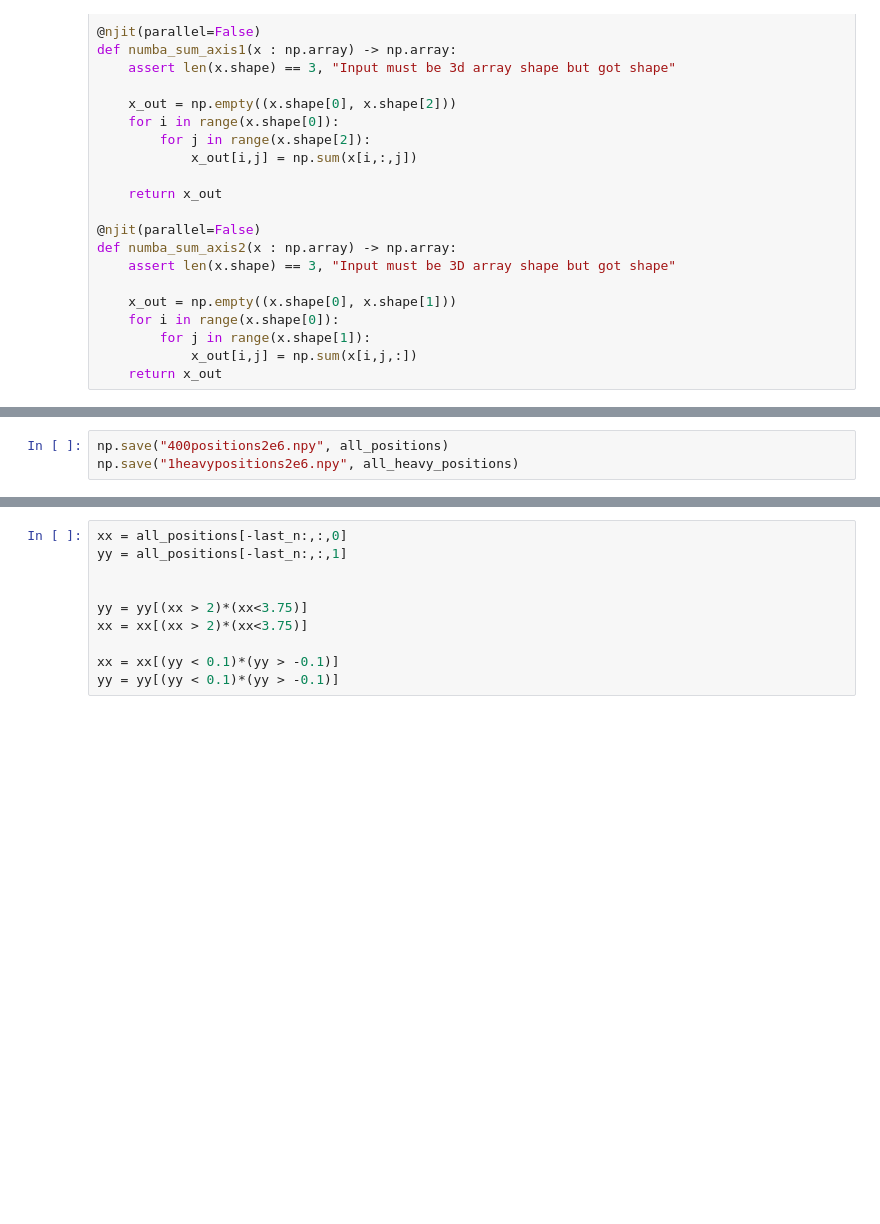
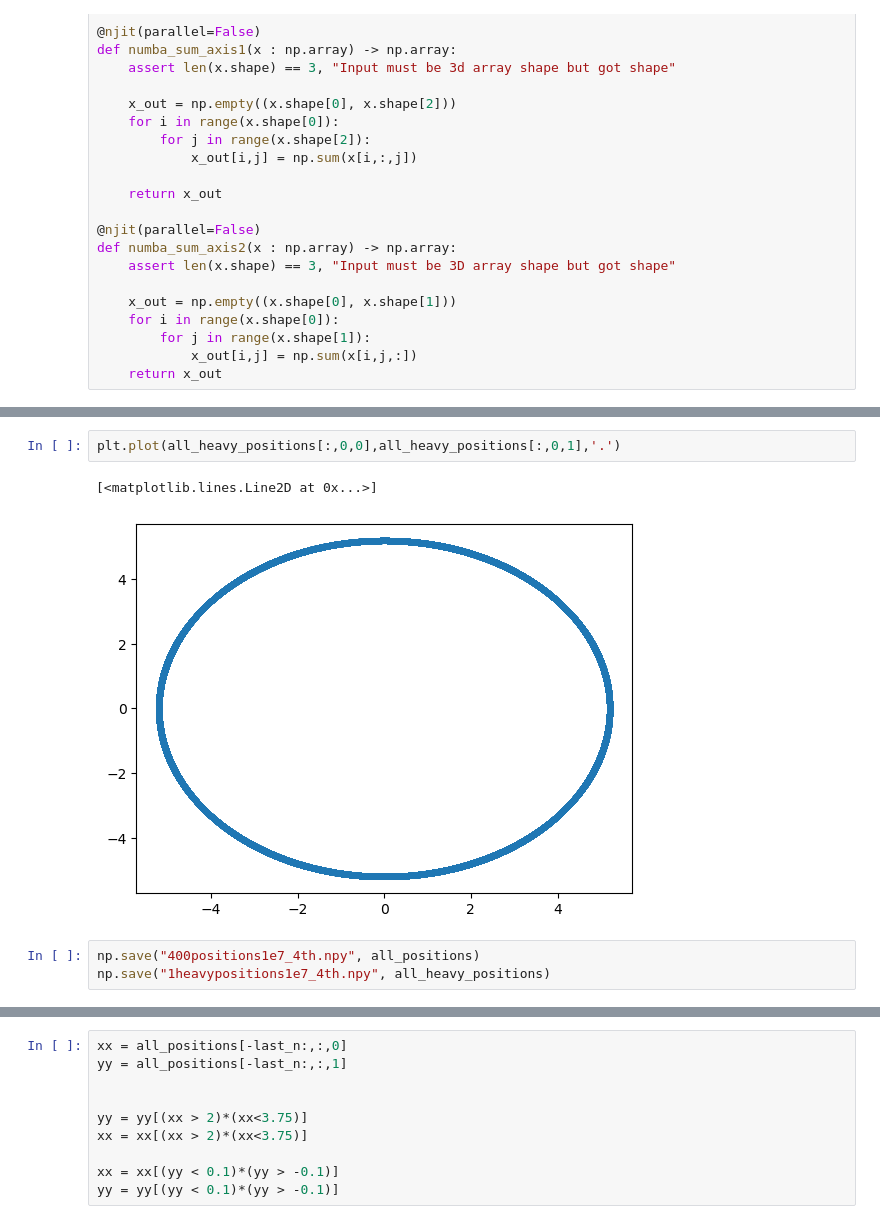
Before and after one commit to JakobSchauser/MscPhysics, a Jupyter notebook: ComputationalAstrophysics/Exam/trying_own_way.ipynb, the cells around one changed output, grey strips where cells are left out. Drawn from its saved outputs; the diff is of its cells as text; blank space fills up the shorter version.

```diff
--- a/ComputationalAstrophysics/Exam/trying_own_way.ipynb
+++ b/ComputationalAstrophysics/Exam/trying_own_way.ipynb
@@ -233,6 +301,11 @@ all_positions, all_heavy_positions = main(dt)
+# %%
+plt.plot(all_heavy_positions[:,0,0],all_heavy_positions[:,0,1],'.')
+# %% [output]
+[<matplotlib.lines.Line2D at 0x...>]
+[figure, added]
 # %%
-np.save("400positions2e6.npy", all_positions)
-np.save("1heavypositions2e6.npy", all_heavy_positions)
+np.save("400positions1e7_4th.npy", all_positions)
+np.save("1heavypositions1e7_4th.npy", all_heavy_positions)
 # %%
 def P_from_a(a):
     return np.sqrt(4*np.pi**2*a**3)
```
Also changed, not shown: parts of 8 cells of this notebook, 2 other files.
